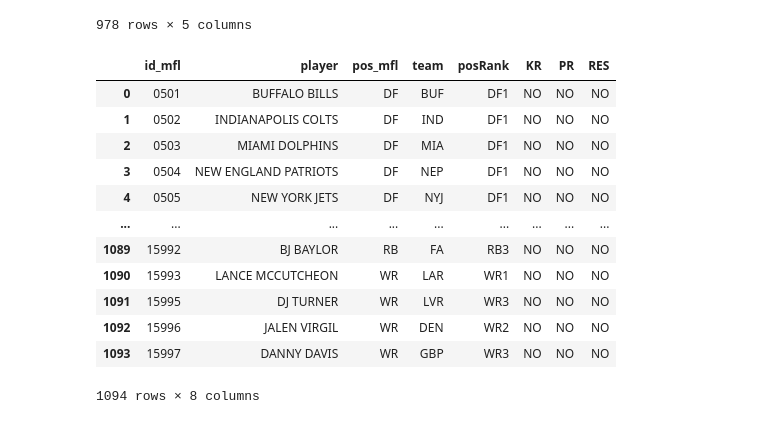
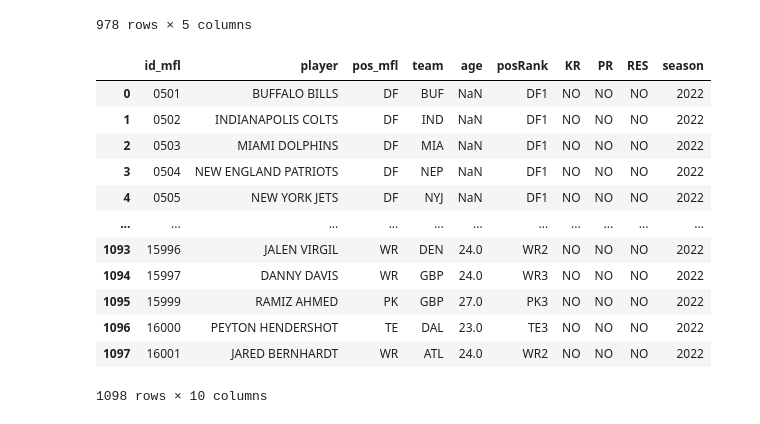
Before and after one commit to travisdharry/FantasyFootballPredictions, a Jupyter notebook: names_ourlads_mfl.ipynb, the cells around one changed output. Cells and saved outputs as stored; diff of their text form; code cells hidden in the pictures.

Commit message:
begin creating current year data source

```diff
--- a/names_ourlads_mfl.ipynb
+++ b/names_ourlads_mfl.ipynb
@@ -73,6 +98,6 @@ mfl_df['Position'] = mfl_df['Position'].replace('Def', 'DF')
 mfl_df['Team'] = mfl_df['Team'].replace('FA*', 'FA')
 
 # Change column names
-mfl_df.columns = ['id_mfl', 'player', 'pos_mfl', 'team']
+mfl_df.columns = ['id_mfl', 'player', 'pos_mfl', 'team', 'age']
 mfl_df
 # %% [output]
@@ -228,43 +253,45 @@ mfl_ol_df['posRank'] = mfl_ol_df['posRank'].map({
     'RB3':'RB3',
     'RB4':'RB3',
     'RB5':'RB3',
     'RB6':'RB3',
     'RB7':'RB3',
     'WR1': 'WR1',
     'WR2': 'WR1',
     'WR3': 'WR1',
     'WR4': 'WR2',
     'WR5': 'WR2',
     'WR6': 'WR2',
     'WR7': 'WR3',
     'WR8': 'WR3',
     'TE1':'TE1',
     'TE2':'TE2',
     'TE3':'TE3',
     'TE4':'TE3',
     'TE5':'TE3',
     'PK1':'PK1',
     'PK2':'PK2',
     'PK3':'PK3',
     'DF1':'DF1'
     })
 
 mfl_ol_df['RES'] = "NO"
 mfl_ol_df.loc[mfl_ol_df['posRank']=="RES", 'RES'] = "RES"
 mfl_ol_df.loc[mfl_ol_df.posRank.isna(), 'posRank'] = mfl_ol_df.loc[mfl_ol_df.posRank.isna(), 'pos_mfl'] + "3"
 mfl_ol_df.loc[mfl_ol_df.posRank=="RES", 'posRank'] = mfl_ol_df.loc[mfl_ol_df.posRank=="RES", 'pos_mfl'] + "3"
+# Specify current season
+mfl_ol_df['season'] = 2022
 mfl_ol_df
 # %% [output]
-|  | id_mfl | player | pos_mfl | team | posRank | KR | PR | RES |
-| 0 | 0501 | BUFFALO BILLS | DF | BUF | DF1 | NO | NO | NO |
-| 1 | 0502 | INDIANAPOLIS COLTS | DF | IND | DF1 | NO | NO | NO |
-| 2 | 0503 | MIAMI DOLPHINS | DF | MIA | DF1 | NO | NO | NO |
-| 3 | 0504 | NEW ENGLAND PATRIOTS | DF | NEP | DF1 | NO | NO | NO |
-| 4 | 0505 | NEW YORK JETS | DF | NYJ | DF1 | NO | NO | NO |
-| ... | ... | ... | ... | ... | ... | ... | ... | ... |
-| 1089 | 15992 | BJ BAYLOR | RB | FA | RB3 | NO | NO | NO |
-| 1090 | 15993 | LANCE MCCUTCHEON | WR | LAR | WR1 | NO | NO | NO |
-| 1091 | 15995 | DJ TURNER | WR | LVR | WR3 | NO | NO | NO |
-| 1092 | 15996 | JALEN VIRGIL | WR | DEN | WR2 | NO | NO | NO |
-| 1093 | 15997 | DANNY DAVIS | WR | GBP | WR3 | NO | NO | NO |
+|  | id_mfl | player | pos_mfl | team | age | posRank | KR | PR | RES | season |
+| 0 | 0501 | BUFFALO BILLS | DF | BUF | NaN | DF1 | NO | NO | NO | 2022 |
+| 1 | 0502 | INDIANAPOLIS COLTS | DF | IND | NaN | DF1 | NO | NO | NO | 2022 |
+| 2 | 0503 | MIAMI DOLPHINS | DF | MIA | NaN | DF1 | NO | NO | NO | 2022 |
+| 3 | 0504 | NEW ENGLAND PATRIOTS | DF | NEP | NaN | DF1 | NO | NO | NO | 2022 |
+| 4 | 0505 | NEW YORK JETS | DF | NYJ | NaN | DF1 | NO | NO | NO | 2022 |
+| ... | ... | ... | ... | ... | ... | ... | ... | ... | ... | ... |
+| 1093 | 15996 | JALEN VIRGIL | WR | DEN | 24.0 | WR2 | NO | NO | NO | 2022 |
+| 1094 | 15997 | DANNY DAVIS | WR | GBP | 24.0 | WR3 | NO | NO | NO | 2022 |
+| 1095 | 15999 | RAMIZ AHMED | PK | GBP | 27.0 | PK3 | NO | NO | NO | 2022 |
+| 1096 | 16000 | PEYTON HENDERSHOT | TE | DAL | 23.0 | TE3 | NO | NO | NO | 2022 |
+| 1097 | 16001 | JARED BERNHARDT | WR | ATL | 24.0 | WR2 | NO | NO | NO | 2022 |
-1094 rows × 8 columns
+1098 rows × 10 columns
```
Also changed, not shown: parts of 10 cells of this notebook, 4 other files.
